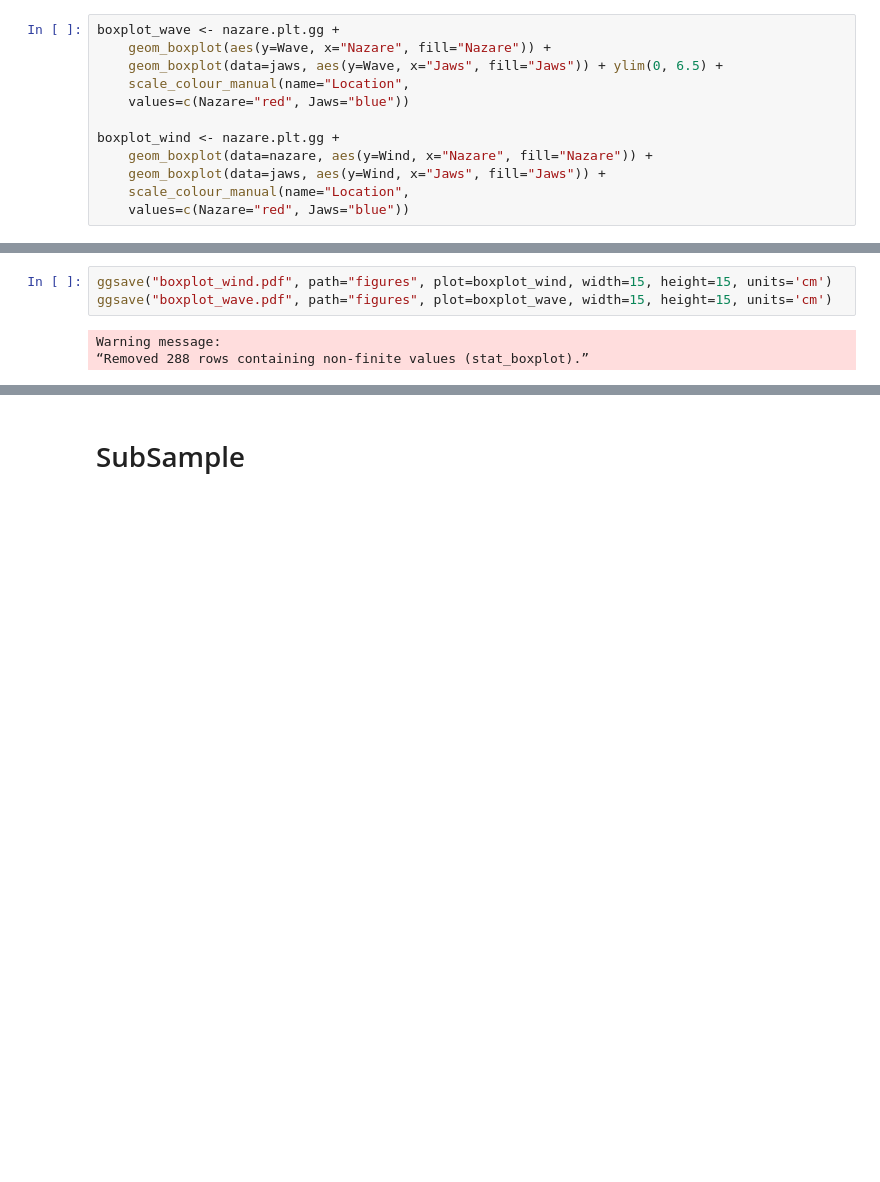
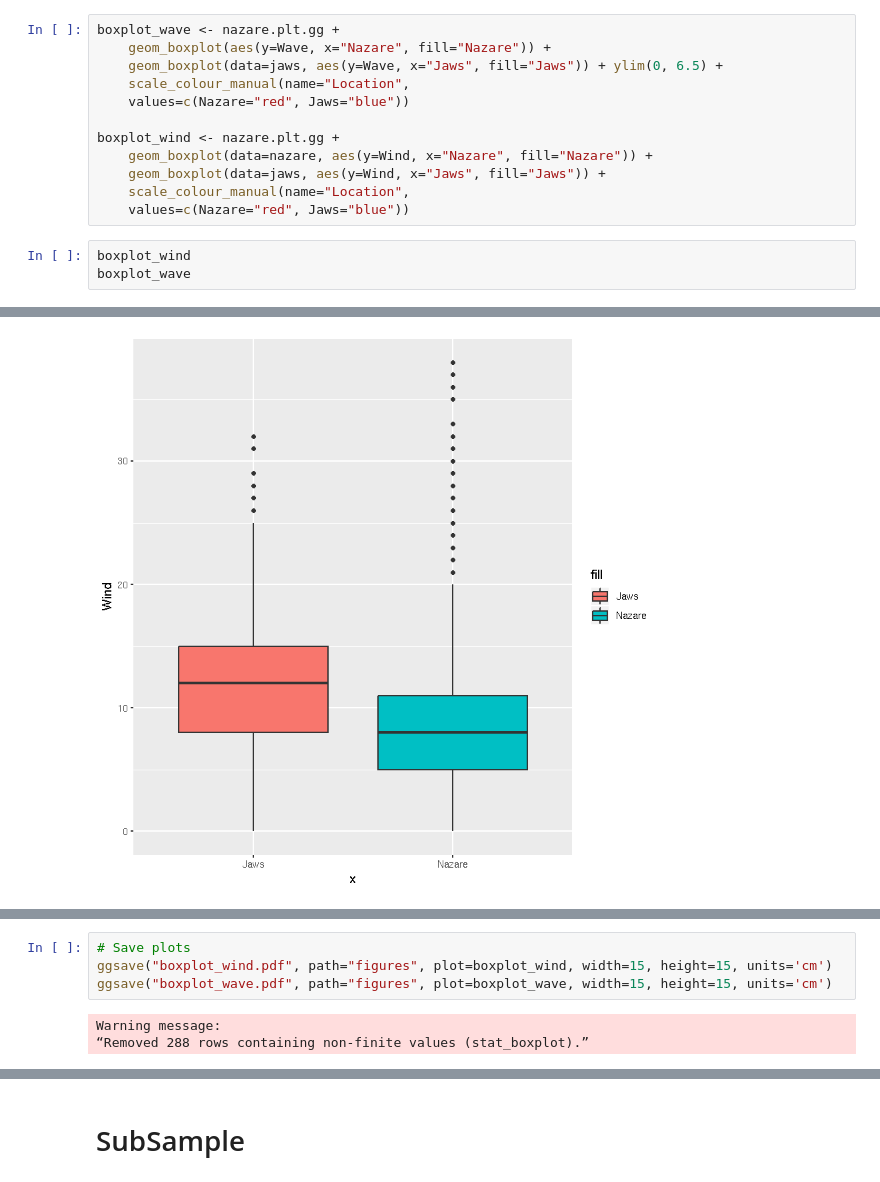
Before and after one commit to Leixb/B7_PE_WaveWind, a Jupyter notebook: notebookR.ipynb, the cells around one changed output, grey strips where cells are left out. Cells and saved outputs as stored; diff of their text form; blank space fills up the shorter version.

```diff
--- a/notebookR.ipynb
+++ b/notebookR.ipynb
@@ -151,3 +175,7 @@ boxplot_wind <- nazare.plt.gg +
     geom_boxplot(data=jaws, aes(y=Wind, x="Jaws", fill="Jaws")) +
     scale_colour_manual(name="Location",
     values=c(Nazare="red", Jaws="blue"))
+# %%
+boxplot_wind
+boxplot_wave
+# %% [output]
@@ -153,0 +184 @@ boxplot_wind <- nazare.plt.gg +
+[figure, added]
@@ -154,4 +186,5 @@ boxplot_wind <- nazare.plt.gg +
 # %%
+# Save plots
 ggsave("boxplot_wind.pdf", path="figures", plot=boxplot_wind, width=15, height=15, units='cm')
 ggsave("boxplot_wave.pdf", path="figures", plot=boxplot_wave, width=15, height=15, units='cm')
 # %% [output]
```
Also changed, not shown: parts of 14 cells of this notebook, 17 other files.
